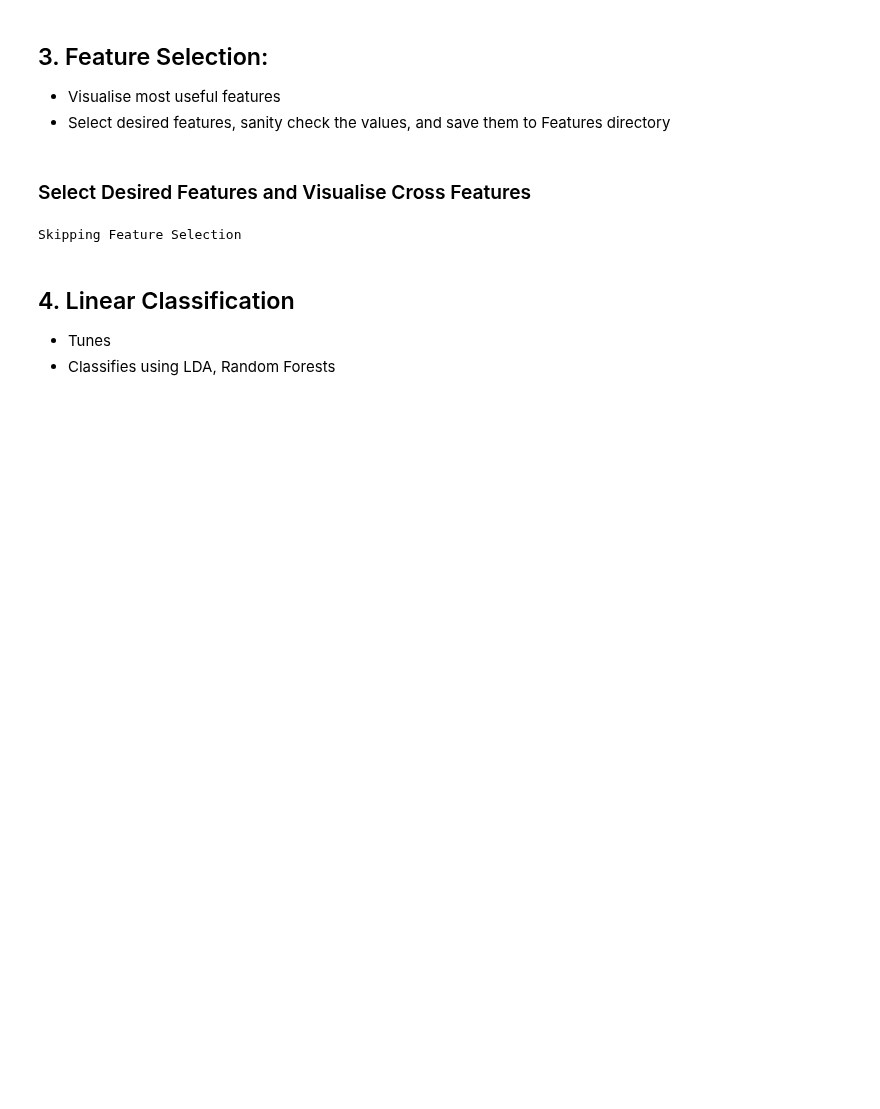
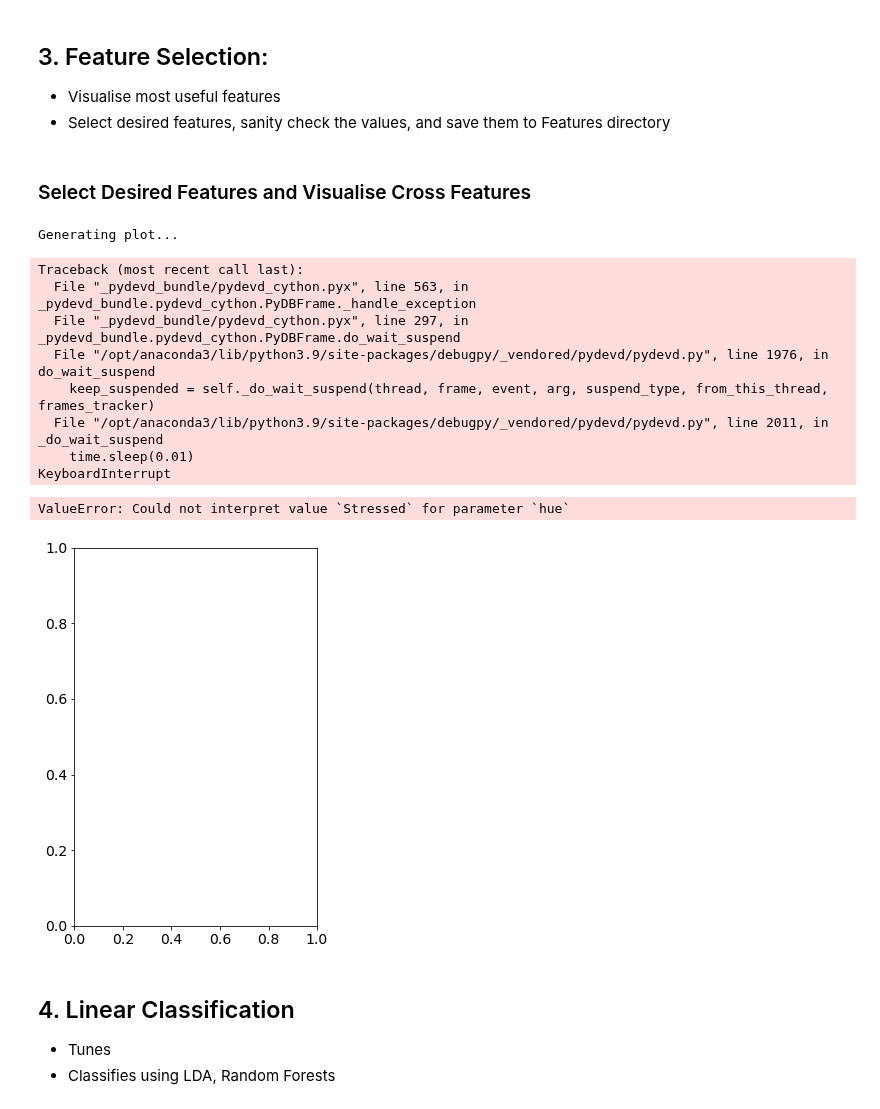
Before and after one commit to WillPowellUk/ECG-Stress-Classifier, a Jupyter notebook: ECG-Stress-Classifier.ipynb, the cells around one changed output. Drawn from its saved outputs; the diff is of its cells as text; code cells hidden in the pictures; blank space fills up the shorter version.

```diff
--- a/ECG-Stress-Classifier.ipynb
+++ b/ECG-Stress-Classifier.ipynb
@@ -402,11 +402,11 @@ class FeatureSelection():
             sns.pairplot(data = self.selected_features, hue = 'Stressed')
         elif plot_type == 'kdeplot':
             # Create a figure with subplots for each feature
-            subplot_size = math.ceil(math.sqrt(len(self.selected_features.columns) - 1))
+            subplot_size = math.ceil(math.sqrt(len(self.selected_features.columns)))
             fig = plt.figure(figsize=(20, 8*subplot_size))
 
             # Loop through each feature and add it to a subplot
-            for i, feature in enumerate(self.selected_features.loc[:, self.selected_features.columns != 'Stressed']):
+            for i, feature in enumerate(self.selected_features):
                 fig.add_subplot(subplot_size, subplot_size, i+1)
                 sns.kdeplot(x=feature, data=self.selected_features, hue='Stressed', common_norm=False, warn_singular=False)
             plt.show()
@@ -441,6 +441,7 @@ class FeatureSelection():
         imp = SimpleImputer(strategy='mean')
         imp.fit(self.selected_features)
         self.selected_features = pd.DataFrame(imp.transform(self.selected_features))
+        pass
 
 
     def save_features(self):
@@ -501,16 +502,26 @@ for name, var in all_variables.items():
 # %%
 # Skip if feature file exists
 if os.path.exists(f'{directory}/Features/Selected/Featured_ECG_with_{window_length}s_Window_Length.csv'):
     print("Skipping Feature Selection")
 else:
     fs = FeatureSelection(f'{directory}/Features')
     fs.select(selected_features)
     fs.impute()
-    # fs.visualise(plot_type='kdeplot')
-    # fs.visualise(plot_type='pairplot')
+    fs.visualise(plot_type='kdeplot')
+    fs.visualise(plot_type='pairplot')
     fs.save_features()
 # %% [output]
-Skipping Feature Selection
+Generating plot...
+Traceback (most recent call last):
+  File "_pydevd_bundle/pydevd_cython.pyx", line 563, in _pydevd_bundle.pydevd_cython.PyDBFrame._handle_exception
+  File "_pydevd_bundle/pydevd_cython.pyx", line 297, in _pydevd_bundle.pydevd_cython.PyDBFrame.do_wait_suspend
+  File "/opt/anaconda3/lib/python3.9/site-packages/debugpy/_vendored/pydevd/pydevd.py", line 1976, in do_wait_suspend
+    keep_suspended = self._do_wait_suspend(thread, frame, event, arg, suspend_type, from_this_thread, frames_tracker)
+  File "/opt/anaconda3/lib/python3.9/site-packages/debugpy/_vendored/pydevd/pydevd.py", line 2011, in _do_wait_suspend
+    time.sleep(0.01)
+KeyboardInterrupt
+ValueError: Could not interpret value `Stressed` for parameter `hue`
+[figure, added]
 # %% [markdown]
 ## 4. Linear Classification
 * Tunes
```
